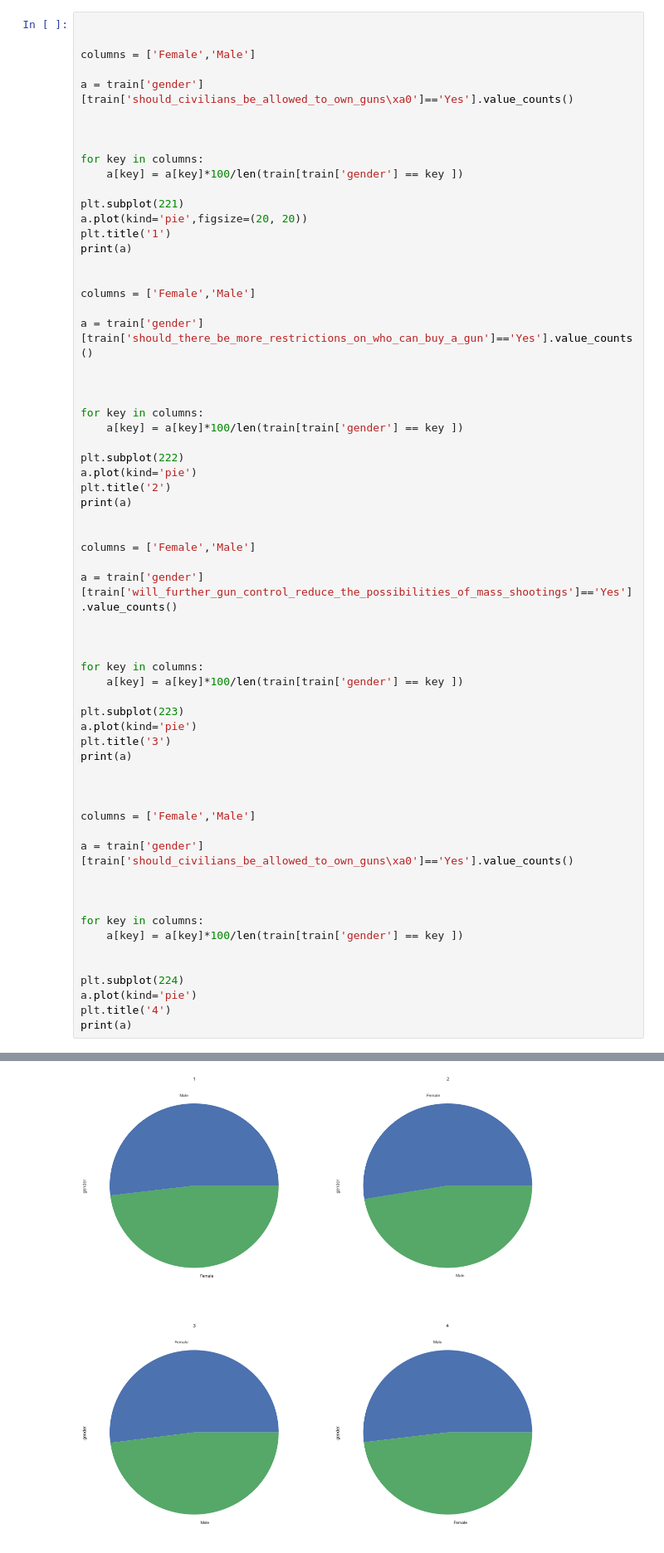
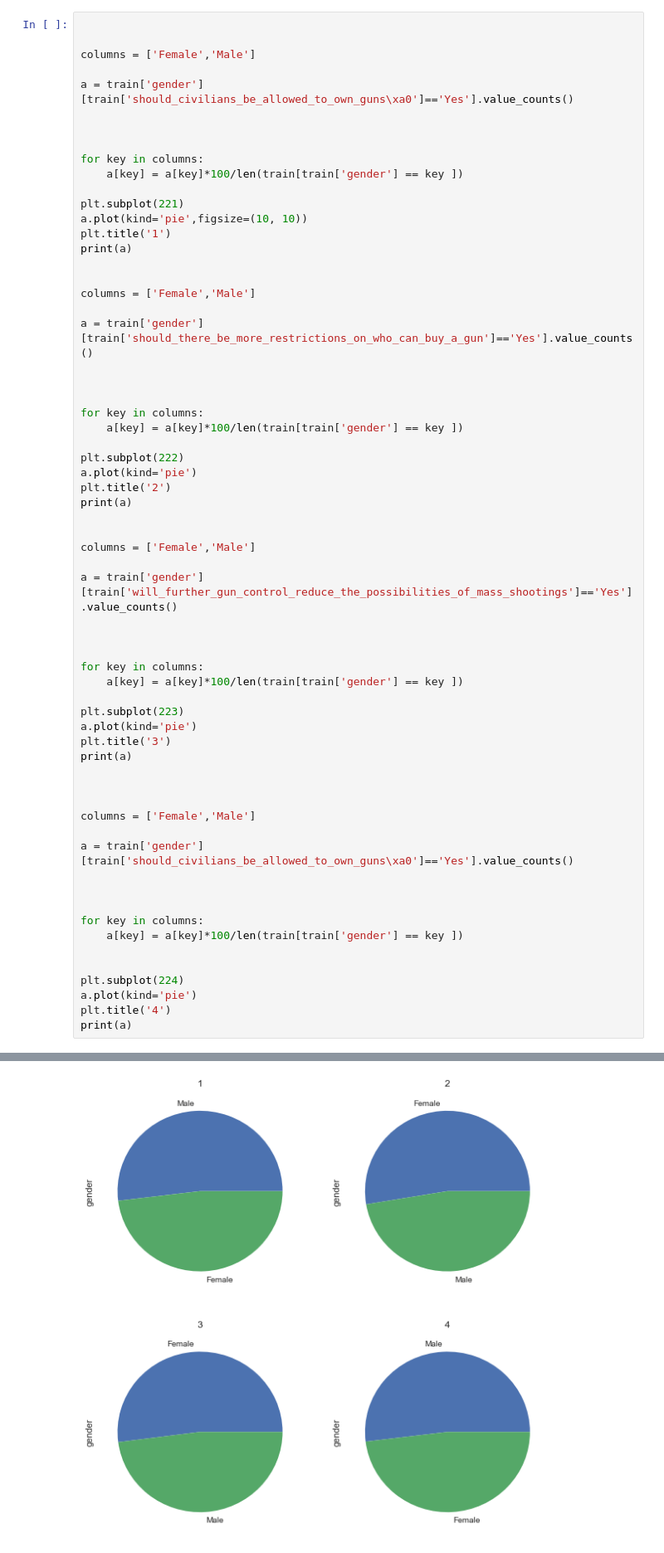
Before and after one commit to naimul011/gun_control_data_analysis, a Jupyter notebook: notebook.ipynb, the cells around one changed output, grey strips where cells are left out. Shown at 83% size. Drawn from its saved outputs; the diff is of its cells as text.

```diff
--- a/notebook.ipynb
+++ b/notebook.ipynb
@@ -369,7 +432,7 @@ for key in columns:
     a[key] = a[key]*100/len(train[train['gender'] == key ])
 
 plt.subplot(221)
-a.plot(kind='pie',figsize=(20, 20))
+a.plot(kind='pie',figsize=(10, 10))
 plt.title('1')
 print(a)
 
@@ -405,31 +468,31 @@ print(a)
 
 
 
 columns = ['Female','Male']
 
 a = train['gender'][train['should_civilians_be_allowed_to_own_guns\xa0']=='Yes'].value_counts()
 
 
 
 for key in columns:
     a[key] = a[key]*100/len(train[train['gender'] == key ])
 
 
 plt.subplot(224)
 a.plot(kind='pie')
 plt.title('4')
 print(a)
 # %% [output]
 Male      81
 Female    75
 Name: gender, dtype: int64
 Female    90
 Male      81
 Name: gender, dtype: int64
 Female    64
 Male      59
 Name: gender, dtype: int64
 Male      81
 Female    75
 Name: gender, dtype: int64
-[figure, old version]
+[figure, new version]
```
Also changed, not shown: parts of 16 cells of this notebook.
